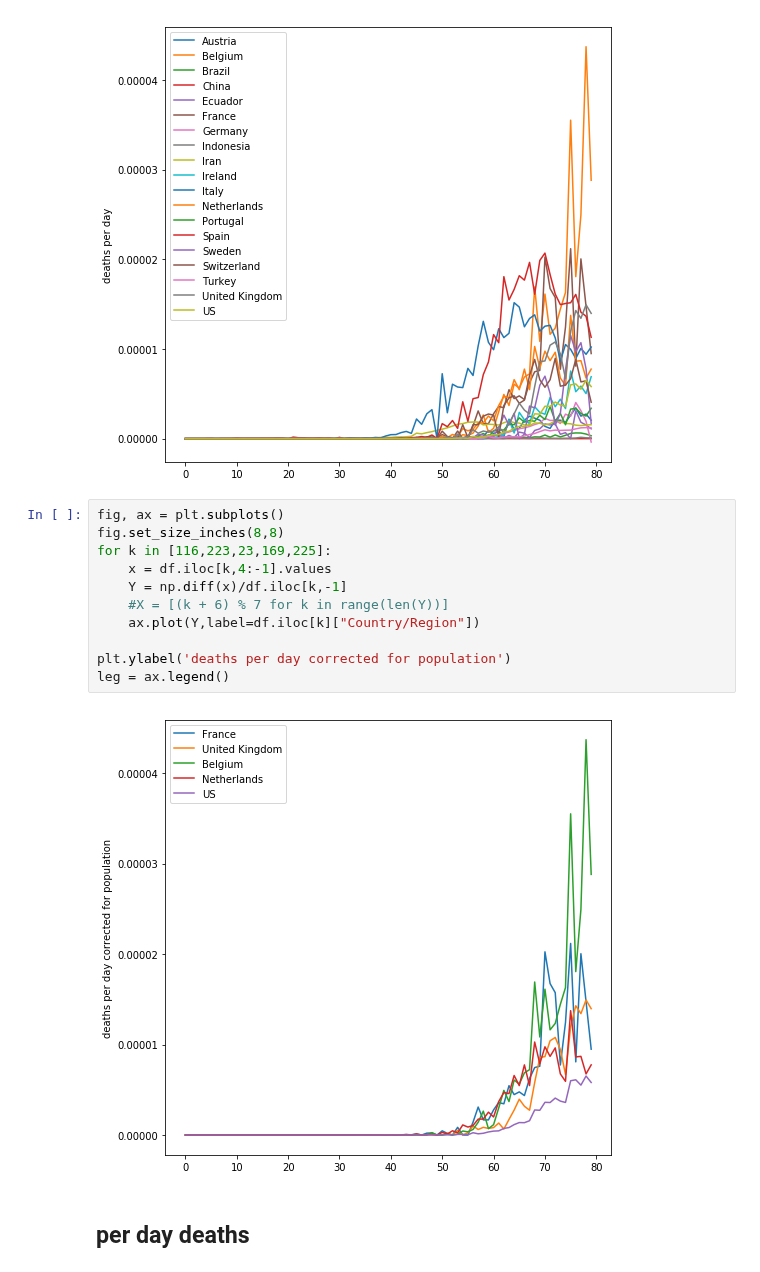
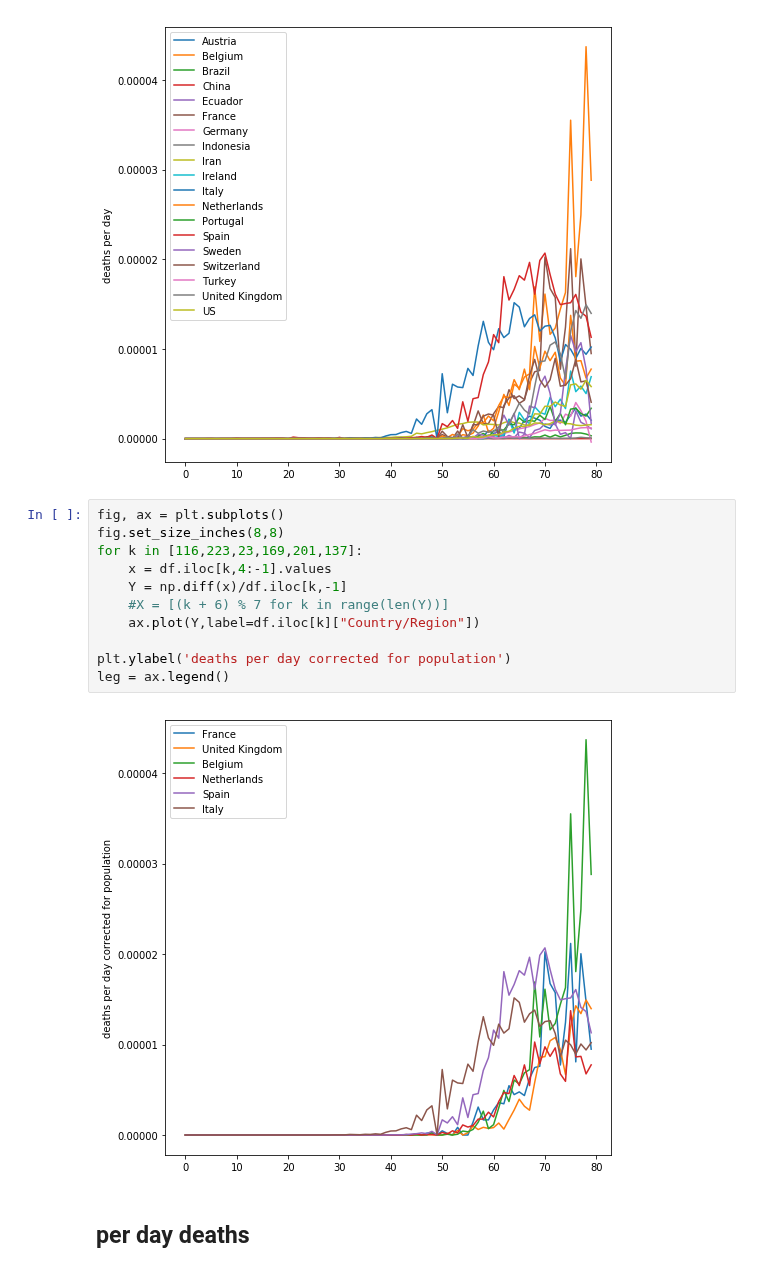
Before and after one commit to macbuse/just-math, a Jupyter notebook: covid_mortality_pop.ipynb, the cells around one changed output. Drawn from its saved outputs; the diff is of its cells as text.

```diff
--- a/covid_mortality_pop.ipynb
+++ b/covid_mortality_pop.ipynb
@@ -128,16 +128,16 @@ plt.savefig('dd.png')
 # %%
 fig, ax = plt.subplots()
 fig.set_size_inches(8,8)
-for k in [116,223,23,169,225]:
+for k in [116,223,23,169,201,137]:
     x = df.iloc[k,4:-1].values
     Y = np.diff(x)/df.iloc[k,-1]
     #X = [(k + 6) % 7 for k in range(len(Y))]
     ax.plot(Y,label=df.iloc[k]["Country/Region"])
 
 plt.ylabel('deaths per day corrected for population')
 leg = ax.legend()
 # %% [output]
-[figure, old version]
+[figure, new version]
 # %% [markdown]
 ## per day deaths
 # %%
```
Also changed, not shown: parts of 1 cell of this notebook.
